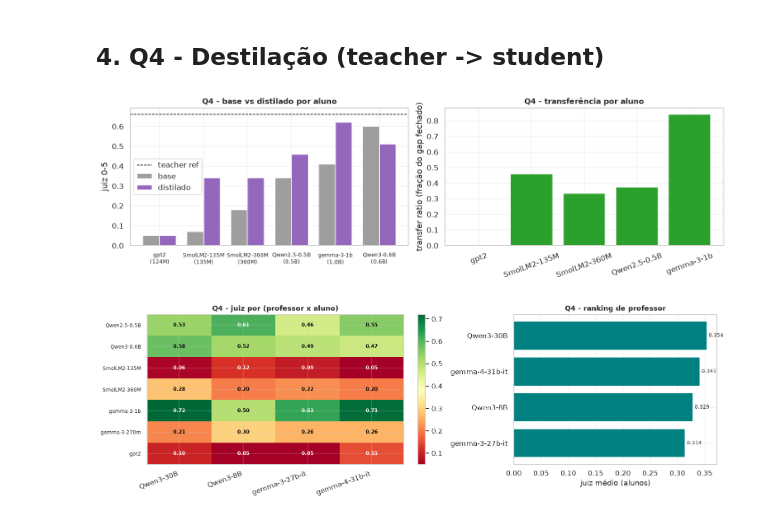
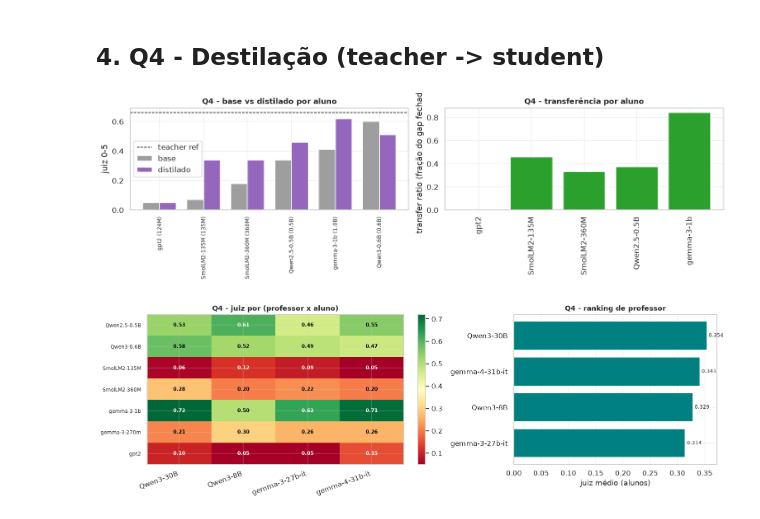
Before and after one commit to matheuskaiky/llm-finetuning, a Jupyter notebook: notebooks/graficos_resultados.ipynb, the cells around one changed output. Saved outputs shown, nothing was run; the diff lists cells and outputs as text; code cells hidden in the pictures.

```diff
--- a/notebooks/graficos_resultados.ipynb
+++ b/notebooks/graficos_resultados.ipynb
@@ -122,6 +122,8 @@ if not rows:
     skip("q2_sft.csv / q3_lora.csv")
 else:
     lb = pd.concat(rows, ignore_index=True).dropna(subset=["mean_judge"])
+    # colapsa eventuais linhas repetidas de (modelo, metodo) para uma barra so
+    lb = lb.groupby(["label", "method"], as_index=False)["mean_judge"].mean()
     lb = lb.sort_values("mean_judge")
     colors = [C["sft"] if m == "SFT pleno" else C["lora"] for m in lb["method"]]
     fig, ax = plt.subplots(figsize=(9, max(4, 0.34 * len(lb))))
@@ -332,25 +334,26 @@ plt.tight_layout(); plt.show()
 # %%
 # base vs distill (juiz) + transfer ratio por aluno
 df = load("q4_distill.csv")
 if df is None: skip("q4_distill.csv")
 else:
     d = df.copy().sort_values("base_judge")
     fig, ax = plt.subplots(1, 2, figsize=(13, 4))
     idx = np.arange(len(d)); w = 0.38
     ax[0].bar(idx - w/2, d["base_judge"], w, label="base", color=C["base"])
     ax[0].bar(idx + w/2, d["distill_judge"], w, label="distilado", color=C["distill"])
     ax[0].axhline(d["teacher_judge"].iloc[0], ls="--", c="black", lw=1, label="teacher ref")
-    ax[0].set_xticks(idx); ax[0].set_xticklabels(d["student"] + "\n(" + d["params"] + ")", fontsize=8)
+    ax[0].set_xticks(idx)
+    ax[0].set_xticklabels(d["student"] + " (" + d["params"] + ")", rotation=90, fontsize=8)
     ax[0].set_ylabel("juiz 0-5"); ax[0].set_title("Q4 - base vs distilado por aluno"); ax[0].legend()
     tr = d.dropna(subset=["transfer_ratio"]).copy()
     tr = tr[tr["transfer_ratio"].between(-0.01, 1.5)]  # esconde caso degenerado (>gap negativo)
     ax[1].bar(tr["student"], tr["transfer_ratio"],
               color=[C["good"] if v > 0 else C["bad"] for v in tr["transfer_ratio"]])
     ax[1].set_ylabel("transfer ratio (fração do gap fechado)")
-    ax[1].set_title("Q4 - transferência por aluno"); ax[1].tick_params(axis="x", rotation=20)
+    ax[1].set_title("Q4 - transferência por aluno"); ax[1].tick_params(axis="x", rotation=90)
     plt.tight_layout(); plt.show()
 # %% [output]
-[figure, old version]
+[figure, new version]
 # %%
 # teacher x student (heatmap) + ranking médio de professor
 tc = load("q4_teacher_compare.csv")
```
Also changed, not shown: parts of 4 cells of this notebook, 1 other file.
